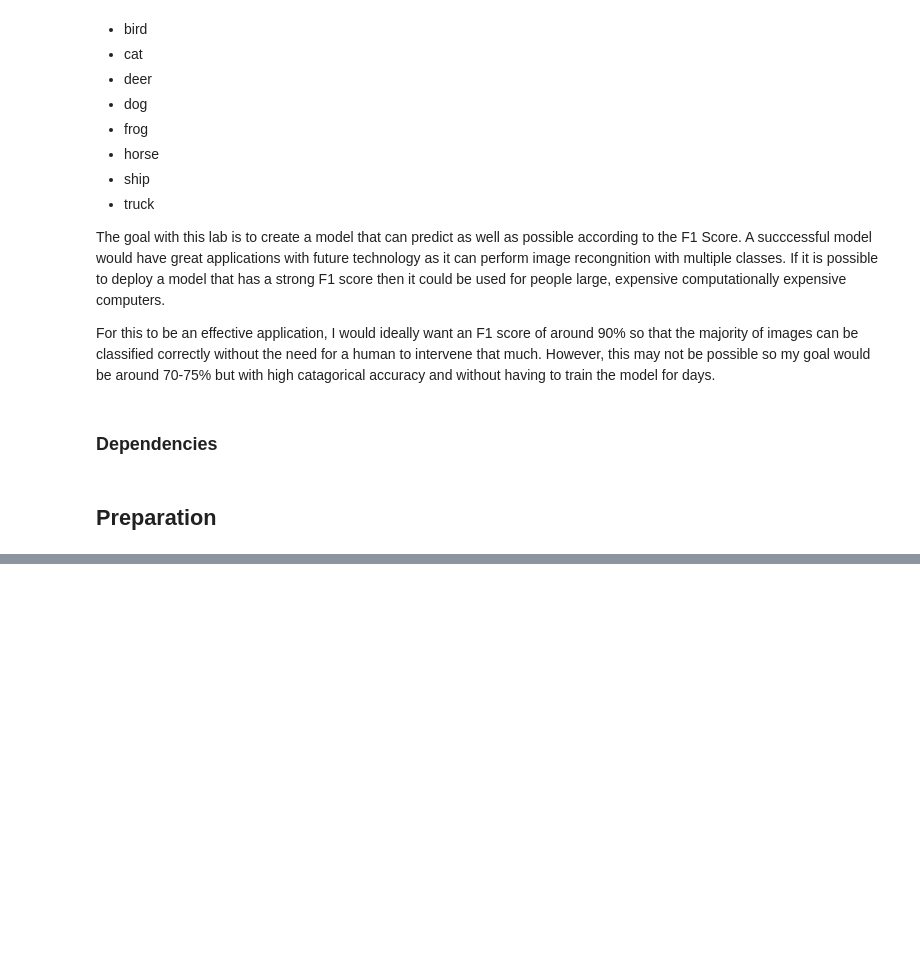
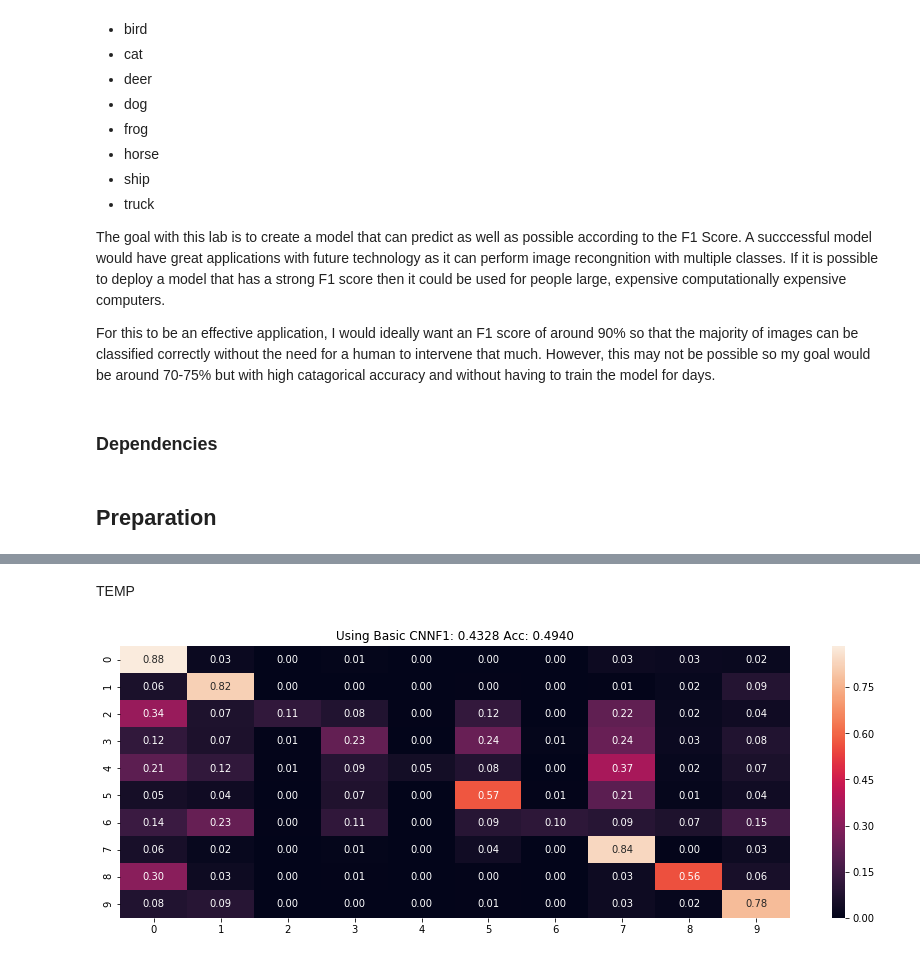
Before and after one commit to Nchaos/CNNs, a Jupyter notebook: notebooks/Lab6_NC_CNNs.ipynb, the cells around one changed output, grey strips where cells are left out. Drawn from its saved outputs; the diff is of its cells as text; code cells hidden in the pictures; blank space fills up the shorter version.

```diff
--- a/notebooks/Lab6_NC_CNNs.ipynb
+++ b/notebooks/Lab6_NC_CNNs.ipynb
@@ -104,0 +328,22 @@ datagen.fit(X_train)
+# %%
+seed = 7
+np.random.seed(seed)
+
+# load data
+(X_train, y_train), (X_test, y_test) = cifar10.load_data()
+
+X_train = X_train.astype('float32')
+X_test = X_test.astype('float32')
+X_train = X_train / 255.0
+X_test = X_test / 255.0
+
+y_train = np_utils.to_categorical(y_train)
+y_test = np_utils.to_categorical(y_test)
+num_classes = y_test.shape[1]
+
+cv = StratifiedShuffleSplit(n_splits=2, test_size=.2)
+for train_index, test_index in cv.split(X_train, y_train):
+    model.fit(X_train[train_index], y_train[train_index], validation_data=(X_train[test_index], y_train[test_index]), epochs=epochs, batch_size=64)
+    # Final evaluation of the model
+    scores = model.evaluate(X_train[test_index], y_train[test_index], verbose=0)
+    print("Accuracy: %.2f%%" % (scores[1]*100))
@@ -104,0 +368,8 @@ datagen.fit(X_train)
+# %% [markdown]
+TEMP
+# %%
+(X_train, y_train), (X_test, y_test) = cifar10.load_data()
+
+summarize_net(model, X_test, y_test, title_text='Using Basic CNN')
+# %% [output]
+[figure, added]
```
Also changed, not shown: parts of 27 cells of this notebook.
